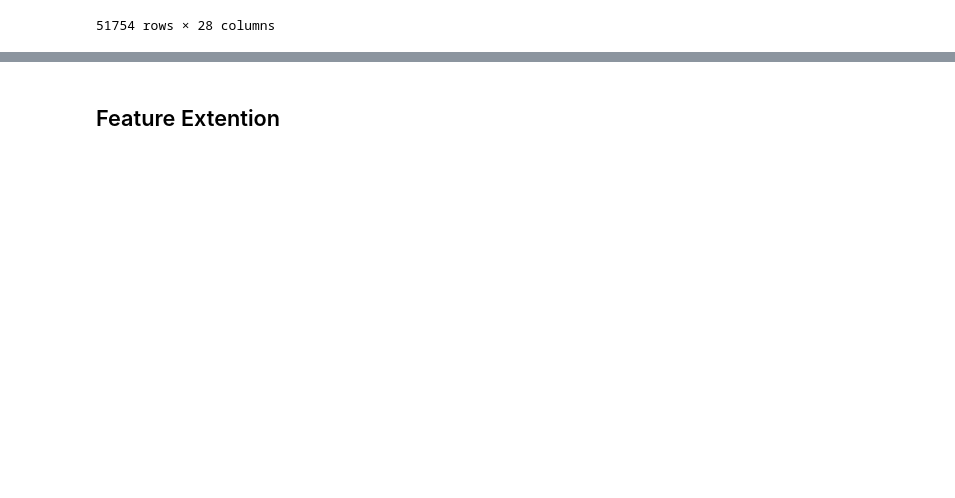
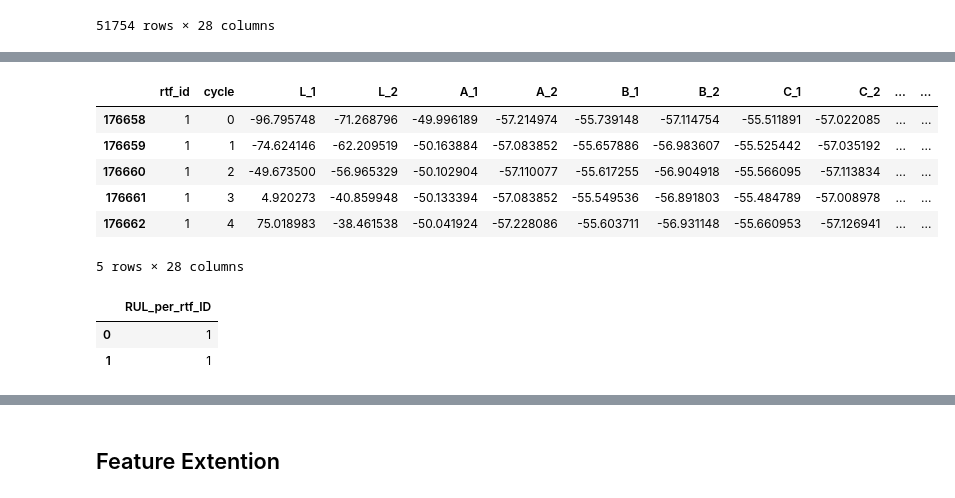
Before and after one commit to JoeZYX/AutoRUL, a Jupyter notebook: kaggel_plant.ipynb, the cells around one changed output, grey strips where cells are left out. Drawn from its saved outputs; the diff is of its cells as text; code cells hidden in the pictures; blank space fills up the shorter version.

```diff
--- a/kaggel_plant.ipynb
+++ b/kaggel_plant.ipynb
@@ -257,0 +305,16 @@ test_data_with_piecewise_rul
+# %%
+test_data.head()
+# %% [output]
+|  | rtf_id | cycle | L_1 | L_2 | A_1 | A_2 | B_1 | B_2 | C_1 | C_2 | ... | ... |
+| 176658 | 1 | 0 | -96.795748 | -71.268796 | -49.996189 | -57.214974 | -55.739148 | -57.114754 | -55.511891 | -57.022085 | ... | ... |
+| 176659 | 1 | 1 | -74.624146 | -62.209519 | -50.163884 | -57.083852 | -55.657886 | -56.983607 | -55.525442 | -57.035192 | ... | ... |
+| 176660 | 1 | 2 | -49.673500 | -56.965329 | -50.102904 | -57.110077 | -55.617255 | -56.904918 | -55.566095 | -57.113834 | ... | ... |
+| 176661 | 1 | 3 | 4.920273 | -40.859948 | -50.133394 | -57.083852 | -55.549536 | -56.891803 | -55.484789 | -57.008978 | ... | ... |
+| 176662 | 1 | 4 | 75.018983 | -38.461538 | -50.041924 | -57.228086 | -55.603711 | -56.931148 | -55.660953 | -57.126941 | ... | ... |
+5 rows × 28 columns
+# %%
+extract_RUL_per_rtf_id(test_data, rul_column_name= "RUL")
+# %% [output]
+|  | RUL_per_rtf_ID |
+| 0 | 1 |
+| 1 | 1 |
```
Also changed, not shown: parts of 25 cells of this notebook, 5 other files.
